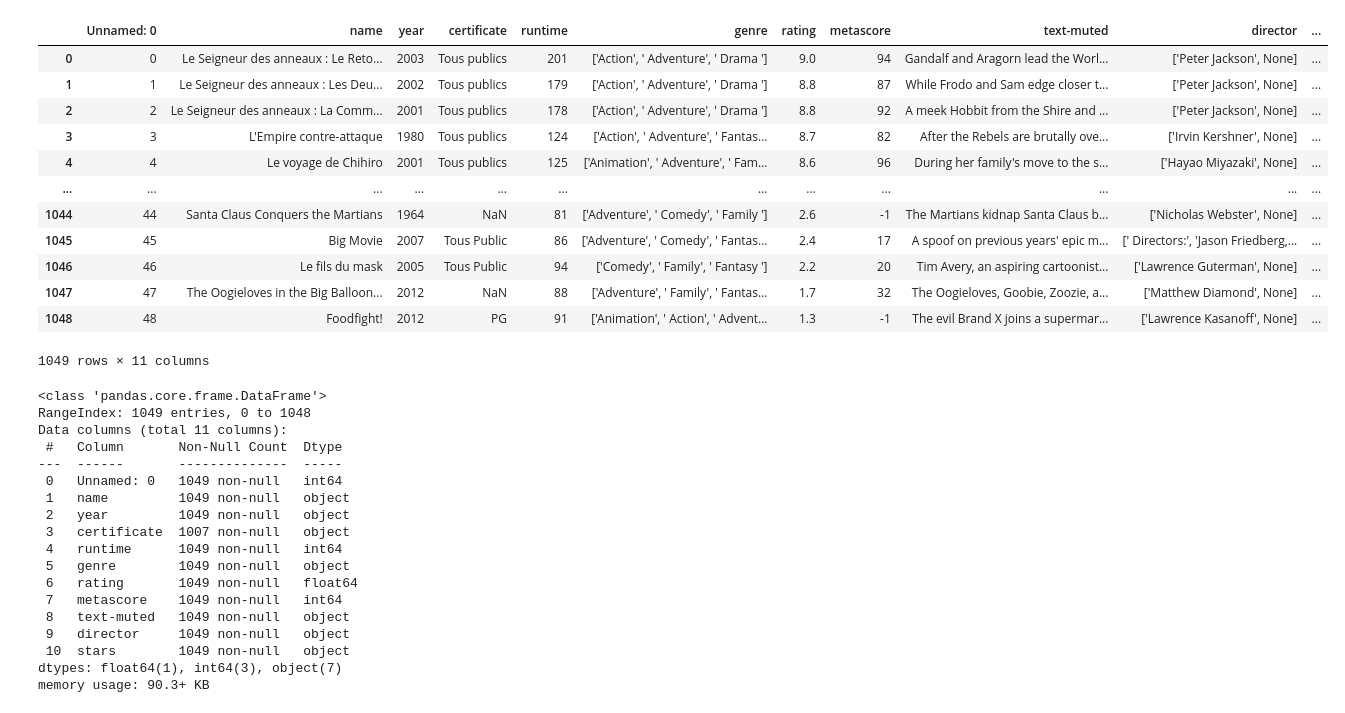
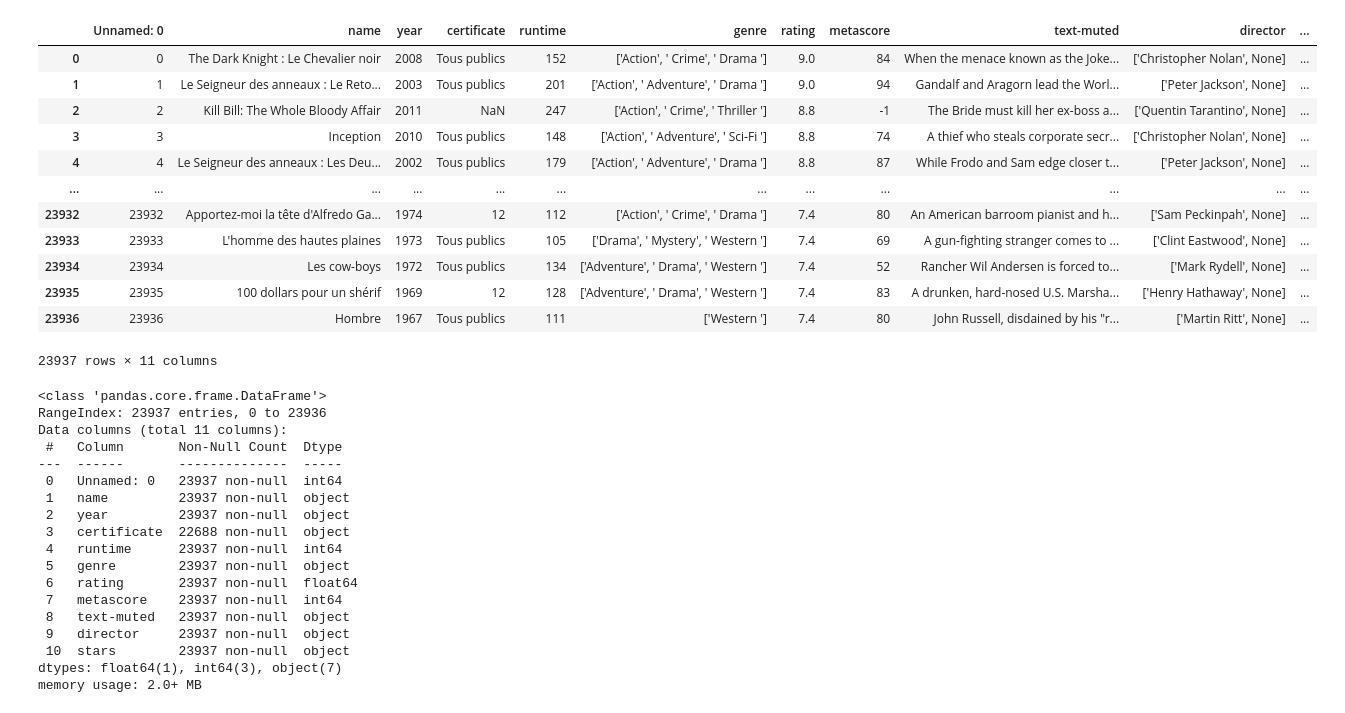
Before and after one commit to Iswarya1011/MovieFinder, a Jupyter notebook: Code/Code/Nettoyage/fantasy.ipynb, the cells around one changed output. Saved outputs shown, nothing was run; the diff lists cells and outputs as text; code cells hidden in the pictures.

```diff
--- a/Code/Code/Nettoyage/fantasy.ipynb
+++ b/Code/Code/Nettoyage/fantasy.ipynb
@@ -3,43 +3,43 @@ import pandas as pd
 import numpy as np
 import plotly.express as px
 # %%
-df = pd.read_csv("Data/data_imdb_Fantasy.csv", sep = ";")
+df = pd.read_csv("all_films.csv", sep = ";")
 df
 # %% [output]
 |  | Unnamed: 0 | name | year | certificate | runtime | genre | rating | metascore | text-muted | director | ... |
-| 0 | 0 | Le Seigneur des anneaux : Le Reto... | 2003 | Tous publics | 201 | ['Action', ' Adventure', ' Drama '] | 9.0 | 94 | Gandalf and Aragorn lead the Worl... | ['Peter Jackson', None] | ... |
-| 1 | 1 | Le Seigneur des anneaux : Les Deu... | 2002 | Tous publics | 179 | ['Action', ' Adventure', ' Drama '] | 8.8 | 87 | While Frodo and Sam edge closer t... | ['Peter Jackson', None] | ... |
-| 2 | 2 | Le Seigneur des anneaux : La Comm... | 2001 | Tous publics | 178 | ['Action', ' Adventure', ' Drama '] | 8.8 | 92 | A meek Hobbit from the Shire and ... | ['Peter Jackson', None] | ... |
-| 3 | 3 | L'Empire contre-attaque | 1980 | Tous publics | 124 | ['Action', ' Adventure', ' Fantas... | 8.7 | 82 | After the Rebels are brutally ove... | ['Irvin Kershner', None] | ... |
-| 4 | 4 | Le voyage de Chihiro | 2001 | Tous publics | 125 | ['Animation', ' Adventure', ' Fam... | 8.6 | 96 | During her family's move to the s... | ['Hayao Miyazaki', None] | ... |
+| 0 | 0 | The Dark Knight : Le Chevalier noir | 2008 | Tous publics | 152 | ['Action', ' Crime', ' Drama '] | 9.0 | 84 | When the menace known as the Joke... | ['Christopher Nolan', None] | ... |
+| 1 | 1 | Le Seigneur des anneaux : Le Reto... | 2003 | Tous publics | 201 | ['Action', ' Adventure', ' Drama '] | 9.0 | 94 | Gandalf and Aragorn lead the Worl... | ['Peter Jackson', None] | ... |
+| 2 | 2 | Kill Bill: The Whole Bloody Affair | 2011 | NaN | 247 | ['Action', ' Crime', ' Thriller '] | 8.8 | -1 | The Bride must kill her ex-boss a... | ['Quentin Tarantino', None] | ... |
+| 3 | 3 | Inception | 2010 | Tous publics | 148 | ['Action', ' Adventure', ' Sci-Fi '] | 8.8 | 74 | A thief who steals corporate secr... | ['Christopher Nolan', None] | ... |
+| 4 | 4 | Le Seigneur des anneaux : Les Deu... | 2002 | Tous publics | 179 | ['Action', ' Adventure', ' Drama '] | 8.8 | 87 | While Frodo and Sam edge closer t... | ['Peter Jackson', None] | ... |
 | ... | ... | ... | ... | ... | ... | ... | ... | ... | ... | ... | ... |
-| 1044 | 44 | Santa Claus Conquers the Martians | 1964 | NaN | 81 | ['Adventure', ' Comedy', ' Family '] | 2.6 | -1 | The Martians kidnap Santa Claus b... | ['Nicholas Webster', None] | ... |
-| 1045 | 45 | Big Movie | 2007 | Tous Public | 86 | ['Adventure', ' Comedy', ' Fantas... | 2.4 | 17 | A spoof on previous years' epic m... | [' Directors:', 'Jason Friedberg,... | ... |
-| 1046 | 46 | Le fils du mask | 2005 | Tous Public | 94 | ['Comedy', ' Family', ' Fantasy '] | 2.2 | 20 | Tim Avery, an aspiring cartoonist... | ['Lawrence Guterman', None] | ... |
-| 1047 | 47 | The Oogieloves in the Big Balloon... | 2012 | NaN | 88 | ['Adventure', ' Family', ' Fantas... | 1.7 | 32 | The Oogieloves, Goobie, Zoozie, a... | ['Matthew Diamond', None] | ... |
-| 1048 | 48 | Foodfight! | 2012 | PG | 91 | ['Animation', ' Action', ' Advent... | 1.3 | -1 | The evil Brand X joins a supermar... | ['Lawrence Kasanoff', None] | ... |
+| 23932 | 23932 | Apportez-moi la tête d'Alfredo Ga... | 1974 | 12 | 112 | ['Action', ' Crime', ' Drama '] | 7.4 | 80 | An American barroom pianist and h... | ['Sam Peckinpah', None] | ... |
+| 23933 | 23933 | L'homme des hautes plaines | 1973 | Tous publics | 105 | ['Drama', ' Mystery', ' Western '] | 7.4 | 69 | A gun-fighting stranger comes to ... | ['Clint Eastwood', None] | ... |
+| 23934 | 23934 | Les cow-boys | 1972 | Tous publics | 134 | ['Adventure', ' Drama', ' Western '] | 7.4 | 52 | Rancher Wil Andersen is forced to... | ['Mark Rydell', None] | ... |
+| 23935 | 23935 | 100 dollars pour un shérif | 1969 | 12 | 128 | ['Adventure', ' Drama', ' Western '] | 7.4 | 83 | A drunken, hard-nosed U.S. Marsha... | ['Henry Hathaway', None] | ... |
+| 23936 | 23936 | Hombre | 1967 | Tous publics | 111 | ['Western '] | 7.4 | 80 | John Russell, disdained by his "r... | ['Martin Ritt', None] | ... |
-1049 rows × 11 columns
+23937 rows × 11 columns
 # %%
 df.info()
 # %% [output]
 <class 'pandas.core.frame.DataFrame'>
-RangeIndex: 1049 entries, 0 to 1048
+RangeIndex: 23937 entries, 0 to 23936
 Data columns (total 11 columns):
  #   Column       Non-Null Count  Dtype
 ---  ------       --------------  -----
- 0   Unnamed: 0   1049 non-null   int64
- 1   name         1049 non-null   object
- 2   year         1049 non-null   object
- 3   certificate  1007 non-null   object
- 4   runtime      1049 non-null   int64
- 5   genre        1049 non-null   object
- 6   rating       1049 non-null   float64
- 7   metascore    1049 non-null   int64
- 8   text-muted   1049 non-null   object
- 9   director     1049 non-null   object
- 10  stars        1049 non-null   object
+ 0   Unnamed: 0   23937 non-null  int64
+ 1   name         23937 non-null  object
+ 2   year         23937 non-null  object
+ 3   certificate  22688 non-null  object
+ 4   runtime      23937 non-null  int64
+ 5   genre        23937 non-null  object
+ 6   rating       23937 non-null  float64
+ 7   metascore    23937 non-null  int64
+ 8   text-muted   23937 non-null  object
+ 9   director     23937 non-null  object
+ 10  stars        23937 non-null  object
 dtypes: float64(1), int64(3), object(7)
-memory usage: 90.3+ KB
+memory usage: 2.0+ MB
 # %%
 df = df.drop(columns= ["Unnamed: 0"])
 # %%
```
Also changed, not shown: parts of 14 cells of this notebook, 52 other files.
